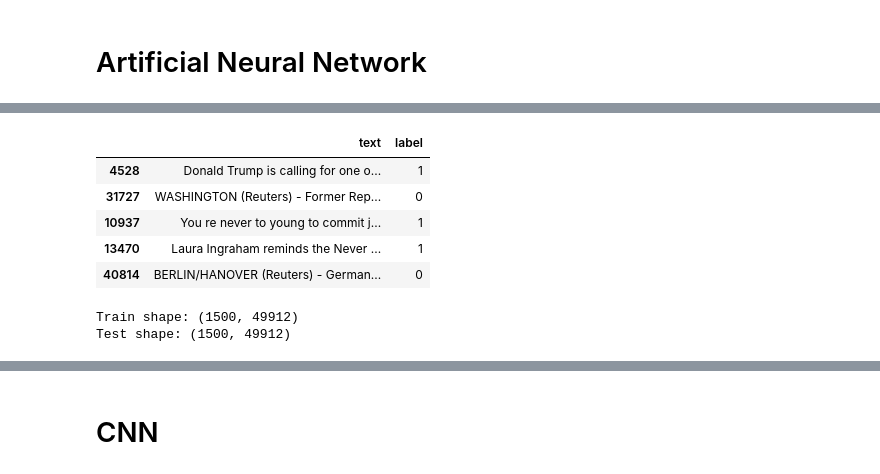
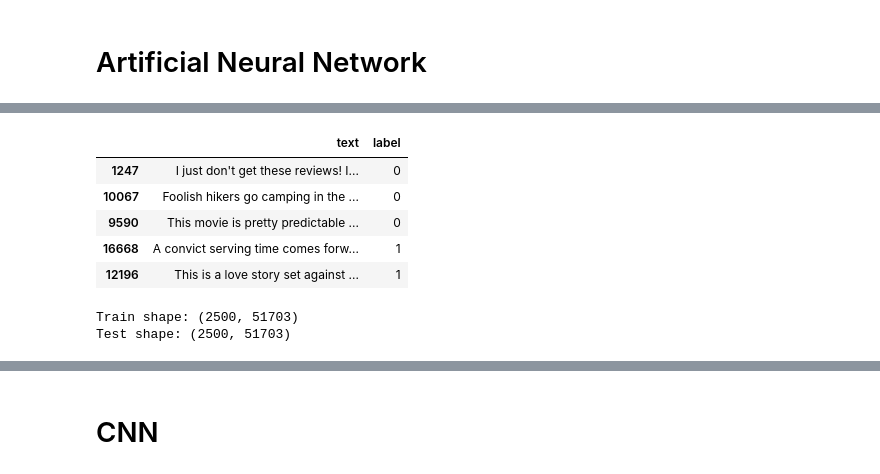
Before and after one commit to JustusRen/AI_Measurements, a Jupyter notebook: ann.ipynb, the cells around one changed output, grey strips where cells are left out. Drawn from its saved outputs; the diff is of its cells as text; code cells hidden in the pictures.

```diff
--- a/ann.ipynb
+++ b/ann.ipynb
@@ -17,0 +16,17 @@ if not os.path.exists('data.csv'):
+# %%
+if not os.path.exists('aclImdb'):
+    if not os.path.exists('aclImdb_v1.tar.gz'):
+        files = download_data()
+    else:
+        files = ['aclImdb_v1.tar.gz']
+
+    tarfile.open(files[0]).extractall()
+
+paths = glob.glob('aclImdb/**/pos/*.txt', recursive=True)
+pos_frame = get_data(paths, 1)
+paths = glob.glob('aclImdb/**/neg/*.txt', recursive=True)
+neg_frame = get_data(paths, 0)
+
+df = pd.concat([pos_frame, neg_frame])
+print(f'Size of dataset: {df.size}')
+df.head()
@@ -18,14 +41,13 @@ if not os.path.exists('data.csv'):
 # %%
-df = pd.read_csv('data.csv', usecols=['text', 'label'], encoding='utf-8')
 df = df.sample(n=NUM_SAMPLES, random_state=RANDOM_SEED)
 df.head()
 # %% [output]
 |  | text | label |
-| 4528 | Donald Trump is calling for one o... | 1 |
-| 31727 | WASHINGTON (Reuters) - Former Rep... | 0 |
-| 10937 | You re never to young to commit j... | 1 |
-| 13470 | Laura Ingraham reminds the Never ... | 1 |
-| 40814 | BERLIN/HANOVER (Reuters) - German... | 0 |
+| 1247 | I just don't get these reviews! I... | 0 |
+| 10067 | Foolish hikers go camping in the ... | 0 |
+| 9590 | This movie is pretty predictable ... | 0 |
+| 16668 | A convict serving time comes forw... | 1 |
+| 12196 | This is a love story set against ... | 1 |
 # %%
 countVectorizer = CountVectorizer()
 embeddings = preprocess_data(df['text'], countVectorizer)
@@ -40,8 +62,8 @@ feature_size = X_tr.shape[1]
 print(f'Train shape: {X_tr.shape}')
 print(f'Test shape: {X_ts.shape}')
 # %% [output]
-Train shape: (1500, 49912)
-Test shape: (1500, 49912)
+Train shape: (2500, 51703)
+Test shape: (2500, 51703)
 # %%
 #first basic ann
 from keras.models import Sequential
```
Also changed, not shown: parts of 16 cells of this notebook, 7 other files.
